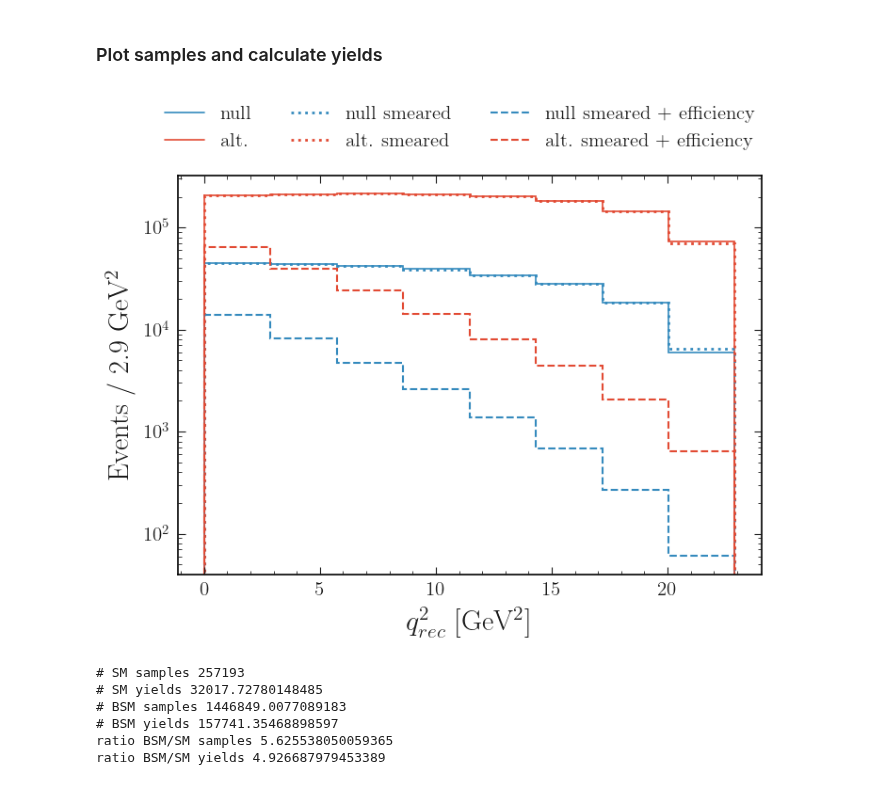
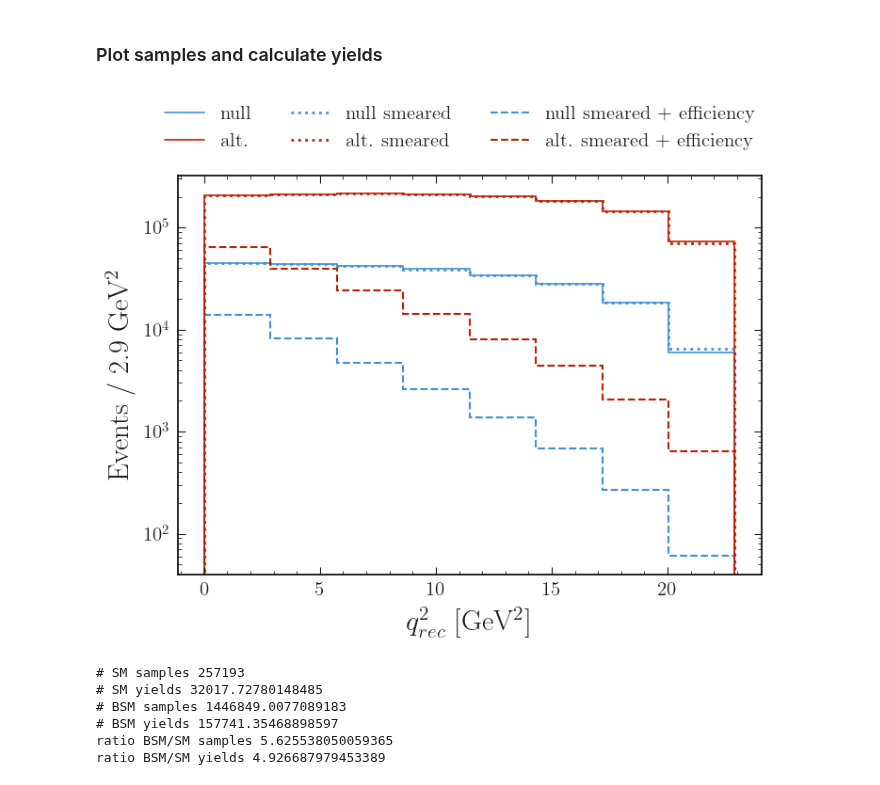
Before and after one commit to lorenzennio/redist, a Jupyter notebook: examples/knunu/knunu_model.ipynb, the cells around one changed output. Cells and saved outputs as stored; diff of their text form; code cells hidden in the pictures.

```diff
--- a/examples/knunu/knunu_model.ipynb
+++ b/examples/knunu/knunu_model.ipynb
@@ -10,4 +10,5 @@ import matplotlib.pyplot as plt
 from matplotlib.colors import LogNorm
 from redist import modifier
 from redist import plot
+plot.set_style()
 from knunu_utils import *
@@ -54,6 +47,9 @@ ec = 387e6
 
 # total BB evts
 et = ec * lf / lc
+
+SETTING = 'large'  # 'small' or 'large'
+# SETTING = 'small'  # 'small' or 'large'
 # %% [markdown]
 ## Generate some SM samples
 # %%
@@ -65,8 +61,12 @@ pdf = eos.SignalPDF.make('B^-->K^-nunu::dGamma/dq2', p, k, o)
 obs = eos.Observable.make('B->Knunu::BR', p, k, o)
 SMBR = obs.evaluate()
 
-# SMsamples = int(ec*SMBR)
-SMsamples = int(et*SMBR)
+if SETTING == 'large':
+    SMsamples = int(et*SMBR)
+    suffix = 'large'
+elif SETTING == 'small':
+    SMsamples = int(ec*SMBR)
+    suffix = 'small'
 
 null_samples, pdf_values = pdf.sample_mcmc(SMsamples, stride=5, pre_N=10000, preruns=5, cov_scale=0.1, rng=np.random.mtrand.RandomState(seed=88))
 # %%
@@ -109,36 +109,36 @@ alt_samples_smeared = np.abs(alt_samples_smeared)
 # %%
 null_binned = np.histogram(null_samples, binning)[0]
 alt_binned  = np.histogram(alt_samples,  binning)[0]
 
 null_smeared_binned = np.histogram(null_samples_smeared, binning)[0]
 alt_smeared_binned  = np.histogram(alt_samples_smeared,  binning)[0]
 
 null_yields = np.histogram(null_samples_smeared, binning, weights = efficiency(null_samples_smeared))[0]
 alt_yields  = np.histogram(alt_samples_smeared,  binning, weights = efficiency(alt_samples_smeared) )[0]
 
 fig, ax = plt.subplots(1,1, sharex=True)
 
 ax.stairs(null_binned, binning, color='C0', linewidth=1.2, linestyle='solid', label='null')
-ax.stairs(alt_binned,  binning, color='C1', linewidth=1.2, linestyle='solid', label='alt.')
+ax.stairs(alt_binned,  binning, color='C2', linewidth=1.2, linestyle='solid', label='alt.')
 ax.stairs(null_smeared_binned, binning, color='C0', linewidth=2.0, linestyle='dotted', label='null smeared')
-ax.stairs(alt_smeared_binned,  binning, color='C1', linewidth=2.0, linestyle='dotted', label='alt. smeared')
+ax.stairs(alt_smeared_binned,  binning, color='C2', linewidth=2.0, linestyle='dotted', label='alt. smeared')
 ax.stairs(null_yields, binning, label='null smeared + efficiency', color='C0', linewidth=1.5, linestyle='dashed')
-ax.stairs(alt_yields,  binning, label='alt. smeared + efficiency', color='C1', linewidth=1.5, linestyle='dashed')
+ax.stairs(alt_yields,  binning, label='alt. smeared + efficiency', color='C2', linewidth=1.5, linestyle='dashed')
 
 ax.set_xlabel(r'$q_{rec}^2$ [GeV$^2$]')
 ax.set_ylabel(r'Events / 2.9 GeV$^2$')
 
 ax.set_yscale('log')
 ax.set_yscale('log')
 
 fig.legend(loc='upper center', bbox_to_anchor=(0.5, 1.05), ncol=3)
 
-file = '../results/knunu_data_sets.pdf'
+file = f'../results/knunu_data_sets_{suffix}.pdf'
 plt.savefig(file)
 
 plt.show()
 # %% [output]
-[figure, old version]
+[figure, new version]
 # %%
 print('# SM samples', SMsamples)
 print('# SM yields', sum(null_yields))
```
Also changed, not shown: parts of 5 cells of this notebook, 1 other file.
